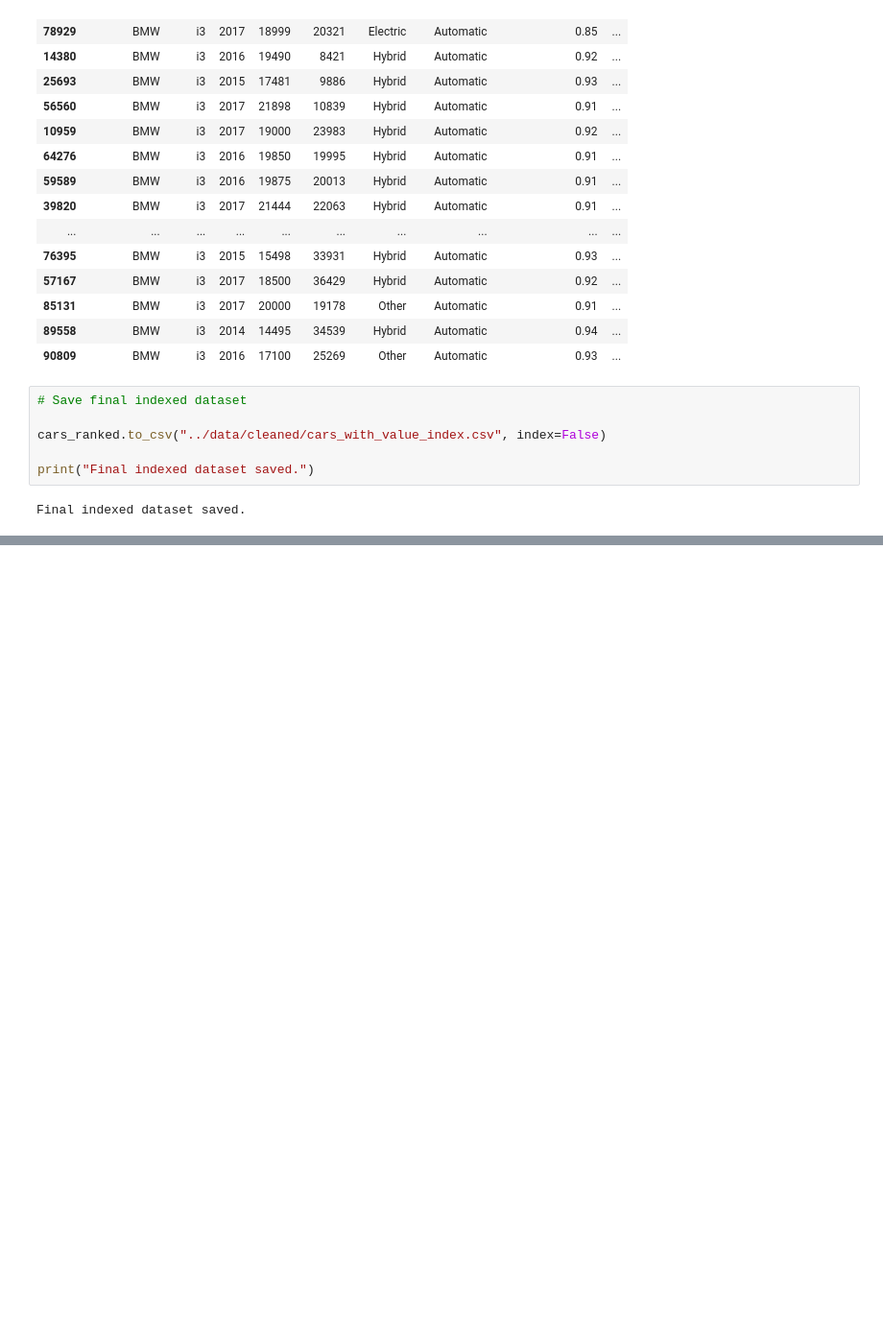
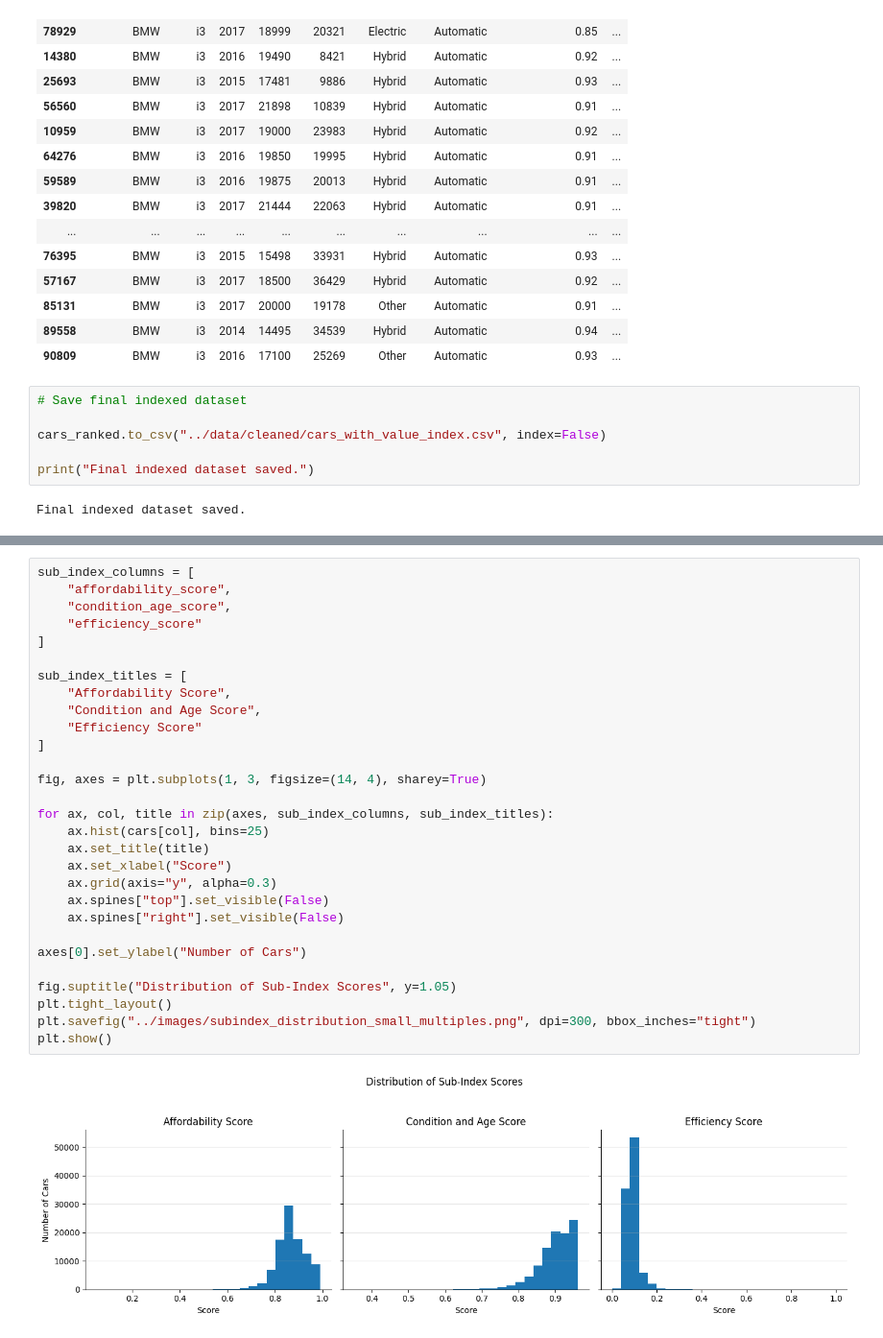
Before and after one commit to TXTEck/DAV_CA1, a Jupyter notebook: notebooks/car_price_analysis.ipynb, the cells around one changed output, grey strips where cells are left out. Shown at 96% size. Saved outputs shown, nothing was run; the diff lists cells and outputs as text; blank space fills up the shorter version.

```diff
--- a/notebooks/car_price_analysis.ipynb
+++ b/notebooks/car_price_analysis.ipynb
@@ -1285,0 +1375,31 @@ Final indexed dataset saved.
+# %%
+sub_index_columns = [
+    "affordability_score",
+    "condition_age_score",
+    "efficiency_score"
+]
+
+sub_index_titles = [
+    "Affordability Score",
+    "Condition and Age Score",
+    "Efficiency Score"
+]
+
+fig, axes = plt.subplots(1, 3, figsize=(14, 4), sharey=True)
+
+for ax, col, title in zip(axes, sub_index_columns, sub_index_titles):
+    ax.hist(cars[col], bins=25)
+    ax.set_title(title)
+    ax.set_xlabel("Score")
+    ax.grid(axis="y", alpha=0.3)
+    ax.spines["top"].set_visible(False)
+    ax.spines["right"].set_visible(False)
+
+axes[0].set_ylabel("Number of Cars")
+
+fig.suptitle("Distribution of Sub-Index Scores", y=1.05)
+plt.tight_layout()
+plt.savefig("../images/subindex_distribution_small_multiples.png", dpi=300, bbox_inches="tight")
+plt.show()
+# %% [output]
+[figure, added]
```
Also changed, not shown: parts of 6 cells of this notebook, 6 other files.
